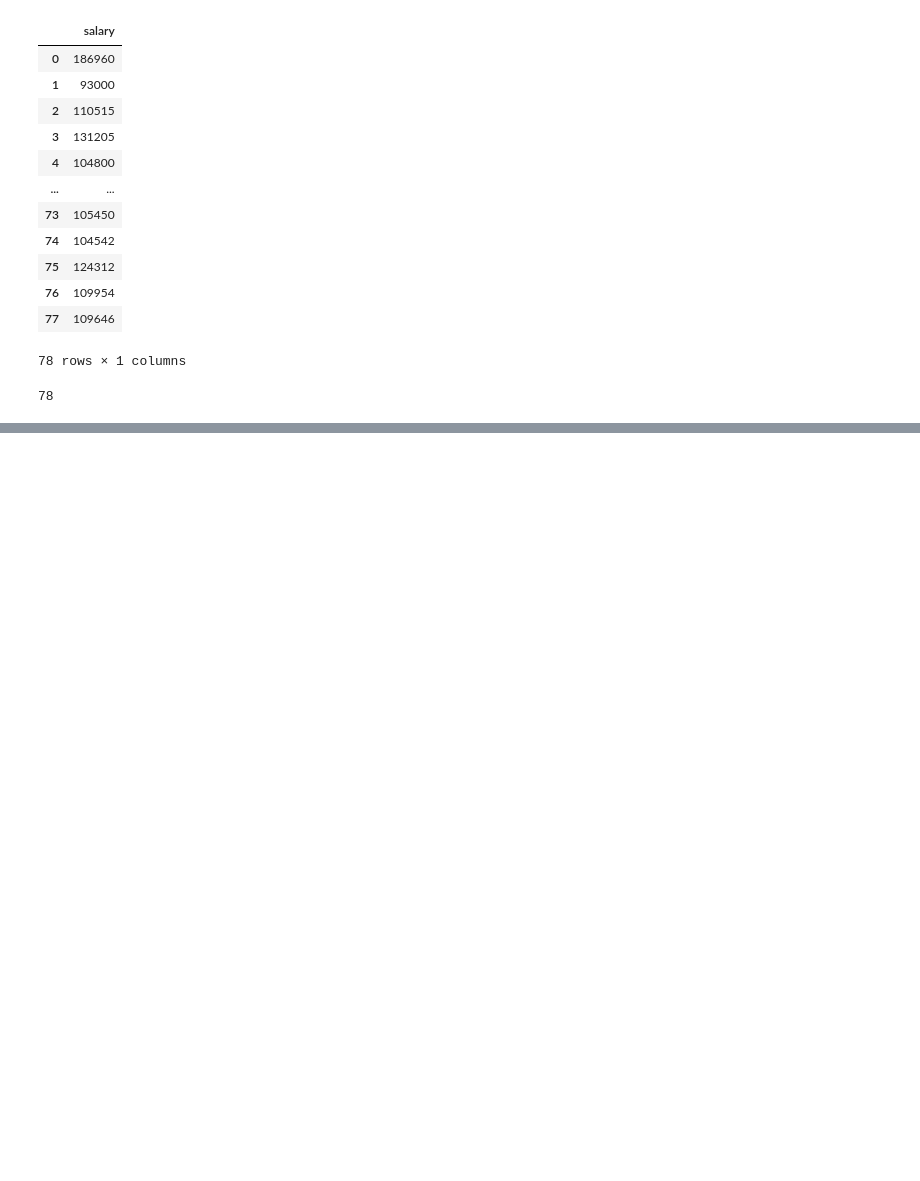
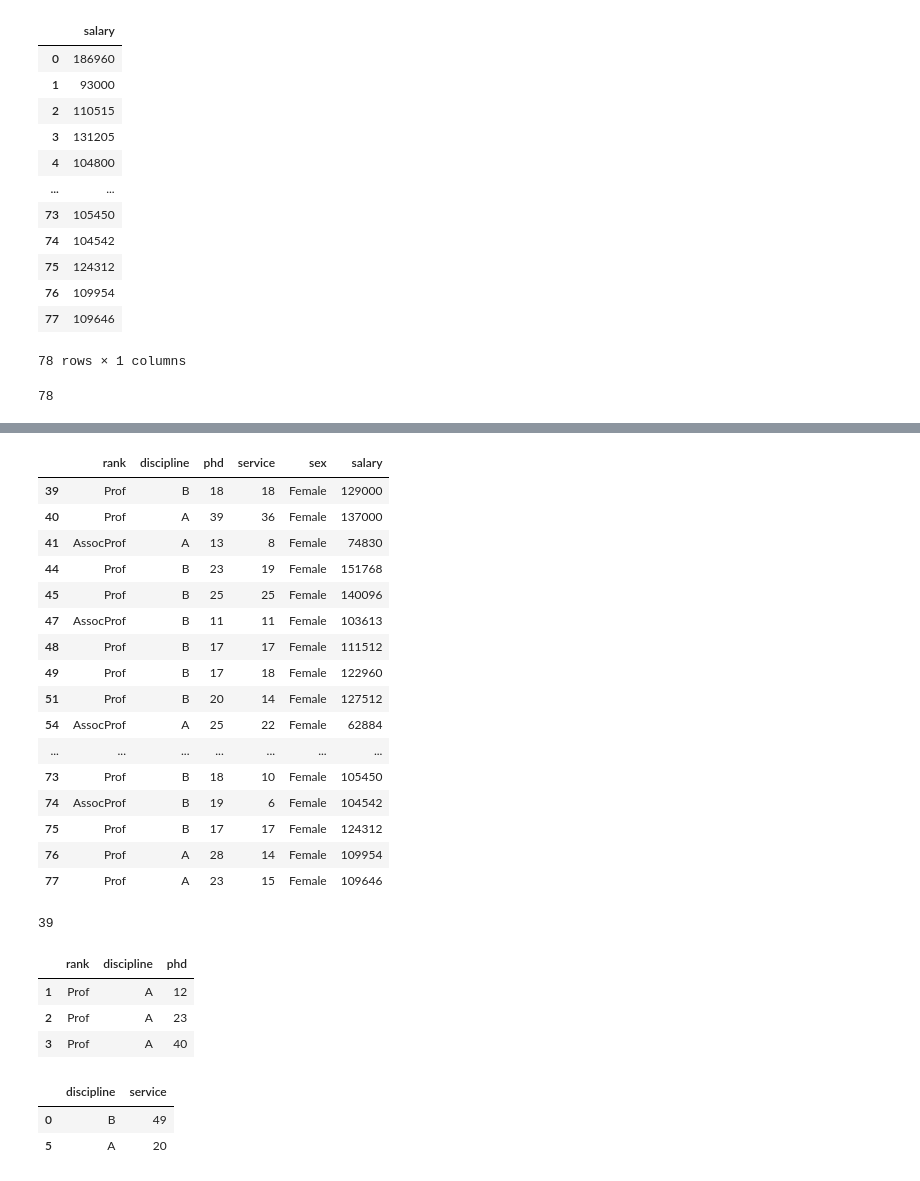
Before and after one commit to jaya3126/Datascience_Python, a Jupyter notebook: Pandas_basis.ipynb, the cells around one changed output, grey strips where cells are left out. Saved outputs shown, nothing was run; the diff lists cells and outputs as text; code cells hidden in the pictures; blank space fills up the shorter version.

```diff
--- a/Pandas_basis.ipynb
+++ b/Pandas_basis.ipynb
@@ -351,0 +390,39 @@ df.phd.count()
+# %%
+df3=df[df['sex']=='Female']
+# %%
+df3[df3['service']>5]
+# %% [output]
+|  | rank | discipline | phd | service | sex | salary |
+| 39 | Prof | B | 18 | 18 | Female | 129000 |
+| 40 | Prof | A | 39 | 36 | Female | 137000 |
+| 41 | AssocProf | A | 13 | 8 | Female | 74830 |
+| 44 | Prof | B | 23 | 19 | Female | 151768 |
+| 45 | Prof | B | 25 | 25 | Female | 140096 |
+| 47 | AssocProf | B | 11 | 11 | Female | 103613 |
+| 48 | Prof | B | 17 | 17 | Female | 111512 |
+| 49 | Prof | B | 17 | 18 | Female | 122960 |
+| 51 | Prof | B | 20 | 14 | Female | 127512 |
+| 54 | AssocProf | A | 25 | 22 | Female | 62884 |
+| ... | ... | ... | ... | ... | ... | ... |
+| 73 | Prof | B | 18 | 10 | Female | 105450 |
+| 74 | AssocProf | B | 19 | 6 | Female | 104542 |
+| 75 | Prof | B | 17 | 17 | Female | 124312 |
+| 76 | Prof | A | 28 | 14 | Female | 109954 |
+| 77 | Prof | A | 23 | 15 | Female | 109646 |
+# %%
+df3.phd.count()
+# %% [output]
+39
+# %%
+df.iloc[1:4,0:3]
+# %% [output]
+|  | rank | discipline | phd |
+| 1 | Prof | A | 12 |
+| 2 | Prof | A | 23 |
+| 3 | Prof | A | 40 |
+# %%
+df.iloc[[0,5],[1,3]]
+# %% [output]
+|  | discipline | service |
+| 0 | B | 49 |
+| 5 | A | 20 |
```
Also changed, not shown: parts of 8 cells of this notebook.
